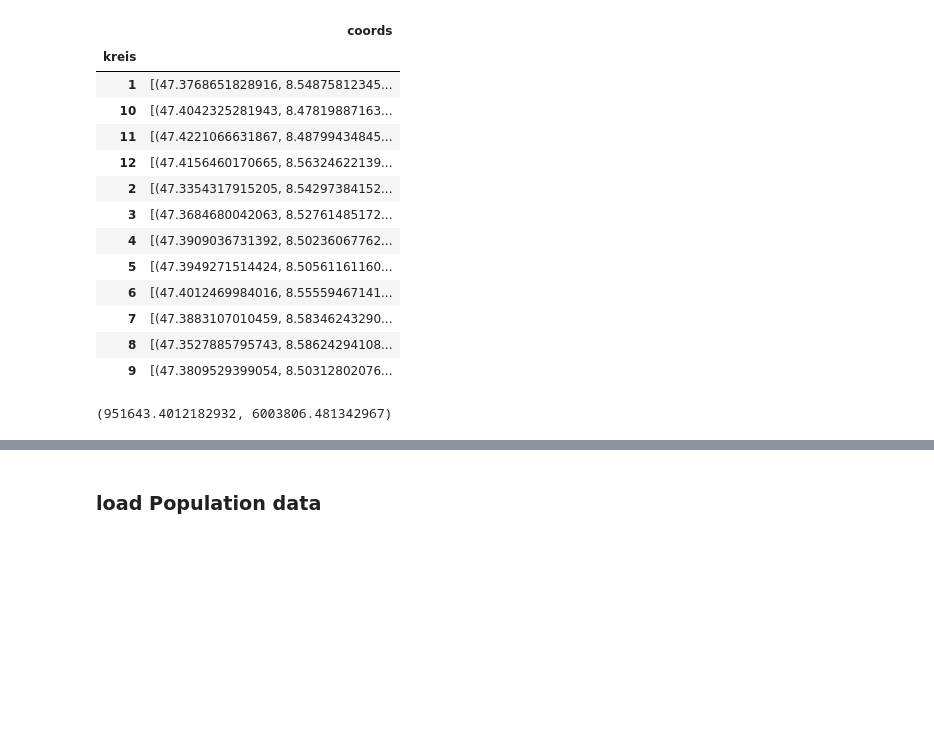
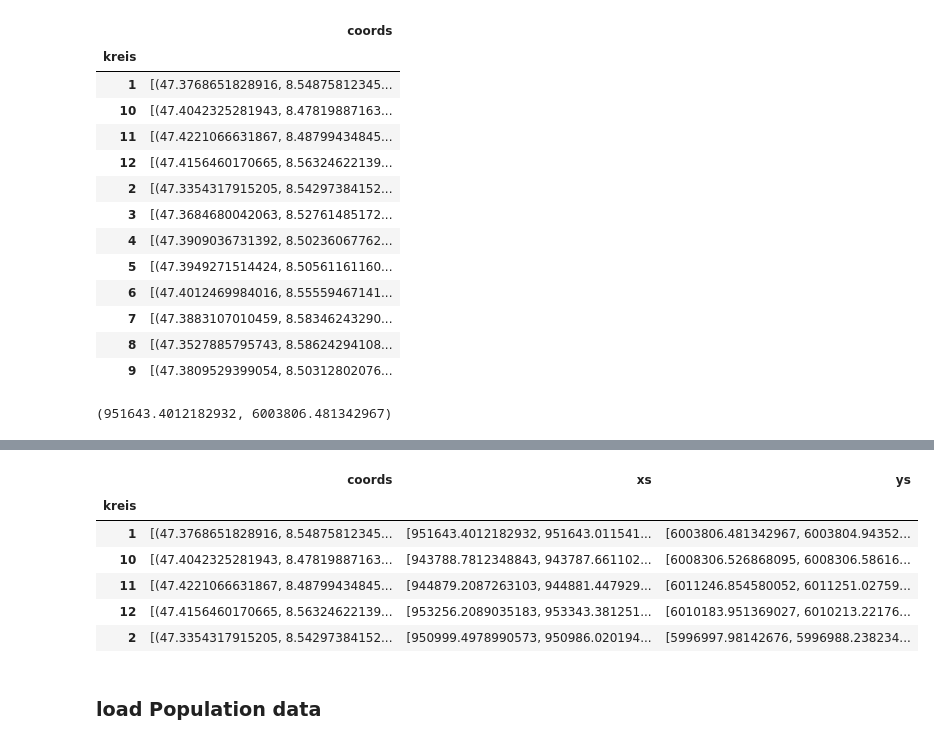
Before and after one commit to BarrySunderland/propulsion-migros-data-challange-oana-barry-fabio, a Jupyter notebook: plotting.ipynb, the cells around one changed output, grey strips where cells are left out. Drawn from its saved outputs; the diff is of its cells as text; code cells hidden in the pictures; blank space fills up the shorter version.

```diff
--- a/plotting.ipynb
+++ b/plotting.ipynb
@@ -72,8 +68,7 @@ def merc_proj(coords):
     r_major = 6378137.000
     x = r_major * math.radians(lon)
     scale = x/lon
-    y = 180.0/math.pi * math.log(math.tan(math.pi/4.0 +
-        lat * (math.pi/180.0)/2.0)) * scale
+    y = 180.0/math.pi * math.log(max(0, math.tan(math.pi/4.0 + lat * (math.pi/180.0)/2.0))) * scale
 
     return x, y
 # %%
@@ -161,7 +156,18 @@ merc_proj(df_kreis_coord.loc['1']['coords'][0])
 # %% [output]
 (951643.4012182932, 6003806.481342967)
 # %%
-df_kreis_coord['x_ys'] = df_kreis_coord['coords'].apply(lambda x: [merc_proj(el) for el in x])
-df_kreis_coord['xs'] = df_kreis_coord['x_ys'].apply(lambda lst: [x for x,y in lst])
-df_kreis_coord['ys'] = df_kreis_coord['x_ys'].apply(lambda lst: [y for x,y in lst])
-df_kreis_coord
+def ser_list_of_coords2xy_cols(ser):
+    """
+    converts a series which contains lists of coordinates(as tuples of lat, long)
+    into 2 series of lists of x and y points respectively
+    uses the mercator projection.
+
+    """
+    df = pd.DataFrame()
+
+    df['x_ys'] = ser.apply(lambda x: [merc_proj(el) for el in x])
+    df['xs'] = df['x_ys'].apply(lambda lst: [x for x,y in lst])
+    df['ys'] = df['x_ys'].apply(lambda lst: [y for x,y in lst])
+
+
+    return df['xs'], df['ys']
@@ -183,3 +174,12 @@ df_kreis_coord
-# %%
-df_kreis_coord = df_kreis_coord.drop(columns='x_ys')
+# %%
+df_kreis_coord['xs'], df_kreis_coord['ys'],  = ser_list_of_coords2xy_cols(df_kreis_coord['coords'])
+df_kreis_coord.head()
+# %% [output]
+|  | coords | xs | ys |
+| kreis |  |  |  |
+| 1 | [(47.3768651828916, 8.54875812345... | [951643.4012182932, 951643.011541... | [6003806.481342967, 6003804.94352... |
+| 10 | [(47.4042325281943, 8.47819887163... | [943788.7812348843, 943787.661102... | [6008306.526868095, 6008306.58616... |
+| 11 | [(47.4221066631867, 8.48799434845... | [944879.2087263103, 944881.447929... | [6011246.854580052, 6011251.02759... |
+| 12 | [(47.4156460170665, 8.56324622139... | [953256.2089035183, 953343.381251... | [6010183.951369027, 6010213.22176... |
+| 2 | [(47.3354317915205, 8.54297384152... | [950999.4978990573, 950986.020194... | [5996997.98142676, 5996988.238234... |
 # %%
```
Also changed, not shown: parts of 28 cells of this notebook, 29 other files.
